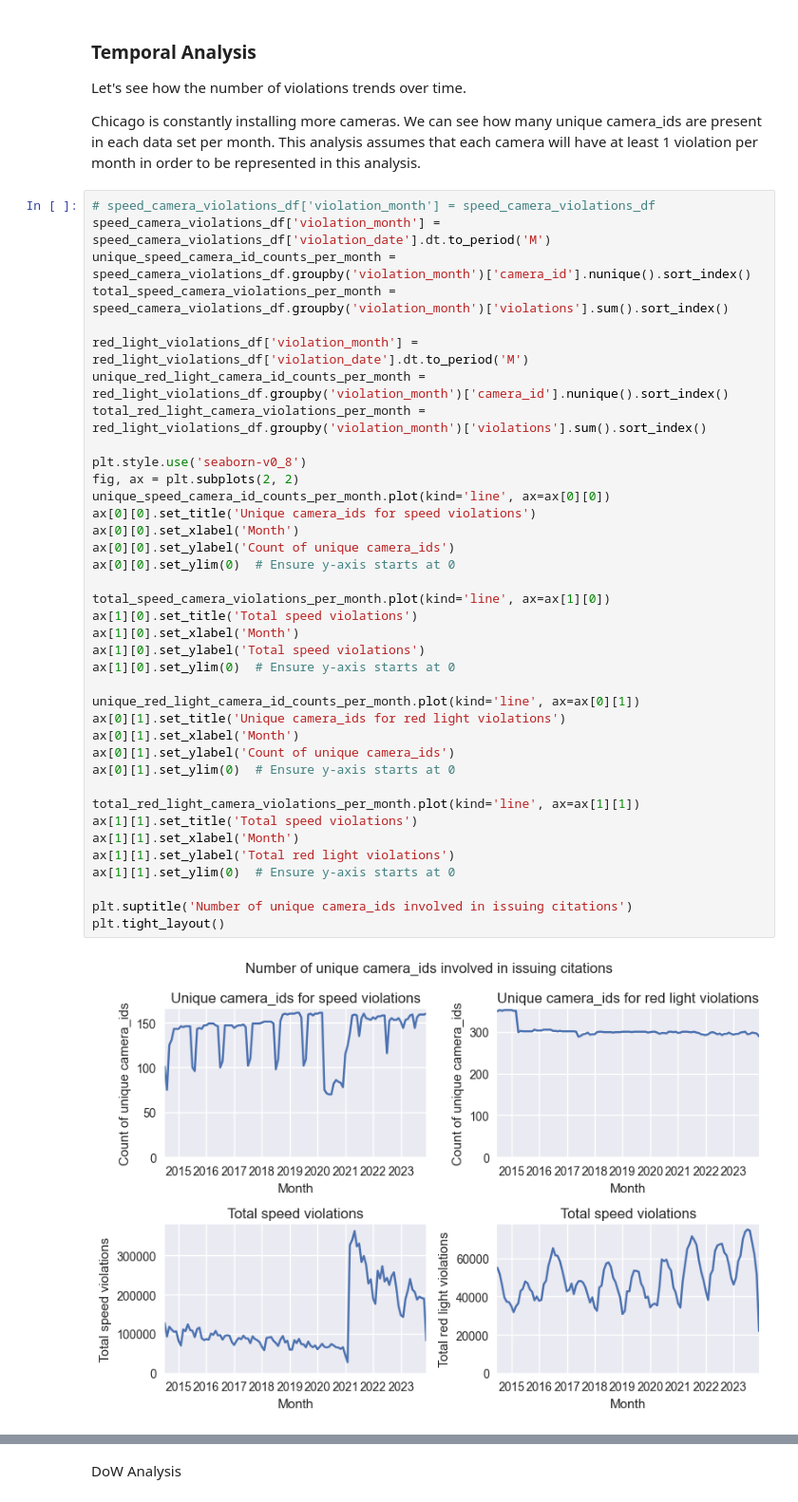
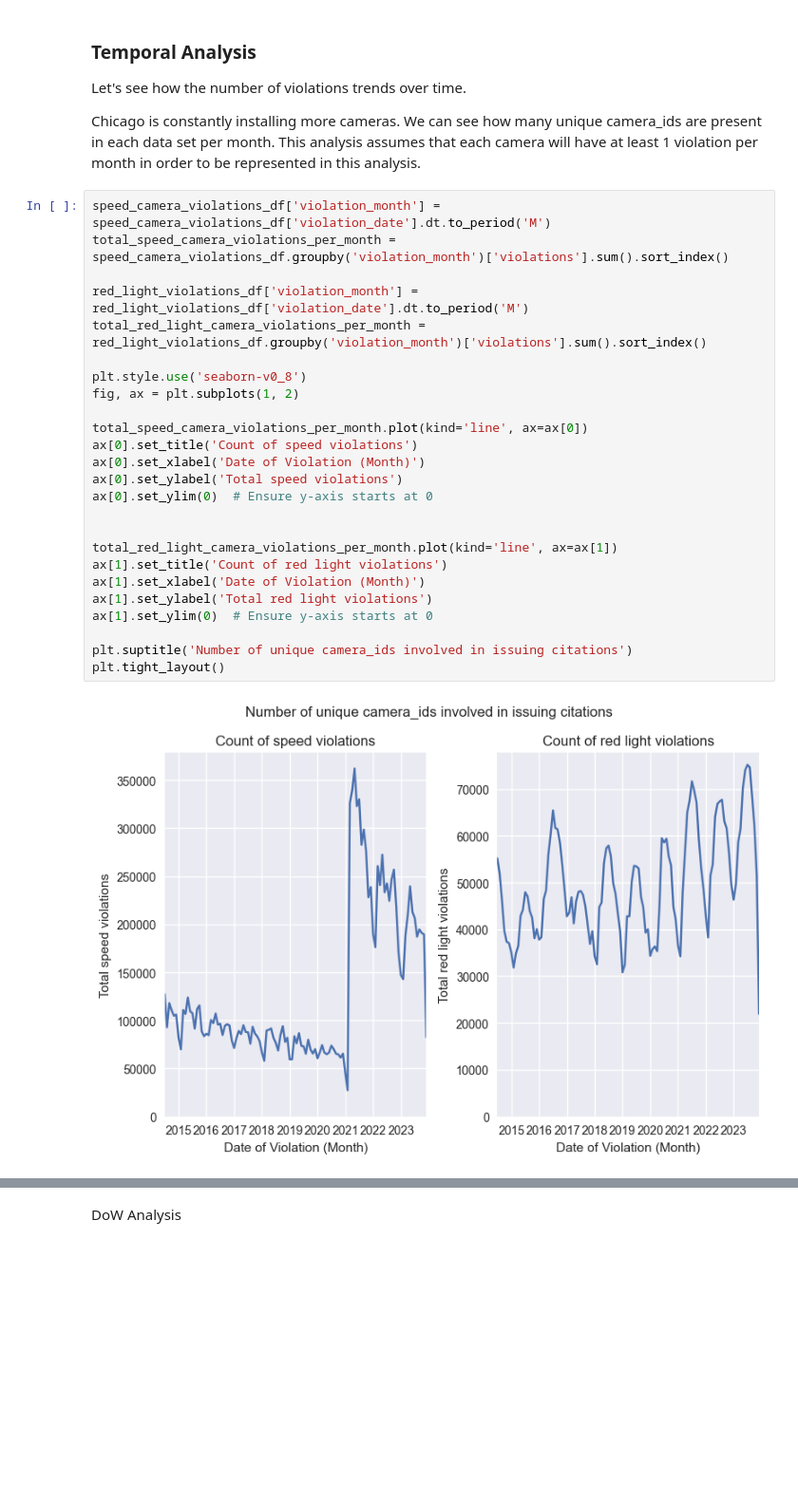
Before and after one commit to crmueller100/chicago-traffic-violations, a Jupyter notebook: analysis.ipynb, the cells around one changed output, grey strips where cells are left out. Shown: that part at 95% size. Drawn from its saved outputs; the diff is of its cells as text; blank space fills up the shorter version.

Commit message:
removed unique camera_id graphs, started seasonal analysis

```diff
--- a/analysis.ipynb
+++ b/analysis.ipynb
@@ -97,42 +97,29 @@ Let's see how the number of violations trends over time.
 
 Chicago is constantly installing more cameras. We can see how many unique camera_ids are present in each data set per month. This analysis assumes that each camera will have at least 1 violation per month in order to be represented in this analysis.
 # %%
-# speed_camera_violations_df['violation_month'] = speed_camera_violations_df
 speed_camera_violations_df['violation_month'] = speed_camera_violations_df['violation_date'].dt.to_period('M')
-unique_speed_camera_id_counts_per_month = speed_camera_violations_df.groupby('violation_month')['camera_id'].nunique().sort_index()
 total_speed_camera_violations_per_month = speed_camera_violations_df.groupby('violation_month')['violations'].sum().sort_index()
 
 red_light_violations_df['violation_month'] = red_light_violations_df['violation_date'].dt.to_period('M')
-unique_red_light_camera_id_counts_per_month = red_light_violations_df.groupby('violation_month')['camera_id'].nunique().sort_index()
 total_red_light_camera_violations_per_month = red_light_violations_df.groupby('violation_month')['violations'].sum().sort_index()
 
 plt.style.use('seaborn-v0_8')
-fig, ax = plt.subplots(2, 2)
-unique_speed_camera_id_counts_per_month.plot(kind='line', ax=ax[0][0])
-ax[0][0].set_title('Unique camera_ids for speed violations')
-ax[0][0].set_xlabel('Month')
-ax[0][0].set_ylabel('Count of unique camera_ids')
-ax[0][0].set_ylim(0)  # Ensure y-axis starts at 0
+fig, ax = plt.subplots(1, 2)
 
-total_speed_camera_violations_per_month.plot(kind='line', ax=ax[1][0])
-ax[1][0].set_title('Total speed violations')
-ax[1][0].set_xlabel('Month')
-ax[1][0].set_ylabel('Total speed violations')
-ax[1][0].set_ylim(0)  # Ensure y-axis starts at 0
+total_speed_camera_violations_per_month.plot(kind='line', ax=ax[0])
+ax[0].set_title('Count of speed violations')
+ax[0].set_xlabel('Date of Violation (Month)')
+ax[0].set_ylabel('Total speed violations')
+ax[0].set_ylim(0)  # Ensure y-axis starts at 0
 
-unique_red_light_camera_id_counts_per_month.plot(kind='line', ax=ax[0][1])
-ax[0][1].set_title('Unique camera_ids for red light violations')
-ax[0][1].set_xlabel('Month')
-ax[0][1].set_ylabel('Count of unique camera_ids')
-ax[0][1].set_ylim(0)  # Ensure y-axis starts at 0
 
-total_red_light_camera_violations_per_month.plot(kind='line', ax=ax[1][1])
-ax[1][1].set_title('Total speed violations')
-ax[1][1].set_xlabel('Month')
-ax[1][1].set_ylabel('Total red light violations')
-ax[1][1].set_ylim(0)  # Ensure y-axis starts at 0
+total_red_light_camera_violations_per_month.plot(kind='line', ax=ax[1])
+ax[1].set_title('Count of red light violations')
+ax[1].set_xlabel('Date of Violation (Month)')
+ax[1].set_ylabel('Total red light violations')
+ax[1].set_ylim(0)  # Ensure y-axis starts at 0
 
 plt.suptitle('Number of unique camera_ids involved in issuing citations')
 plt.tight_layout()
 # %% [output]
-[figure, old version]
+[figure, new version]
```
Also changed, not shown: parts of 4 cells of this notebook.
